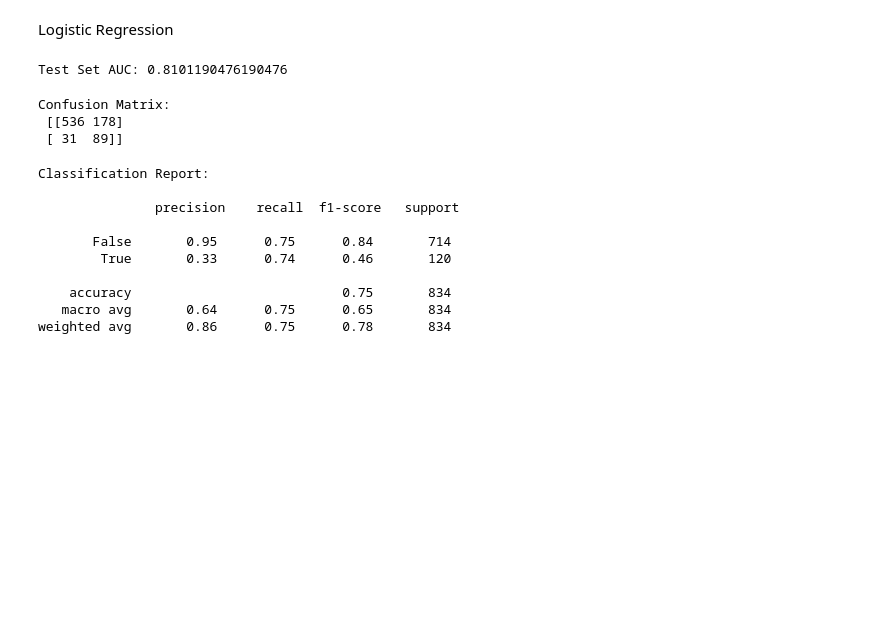
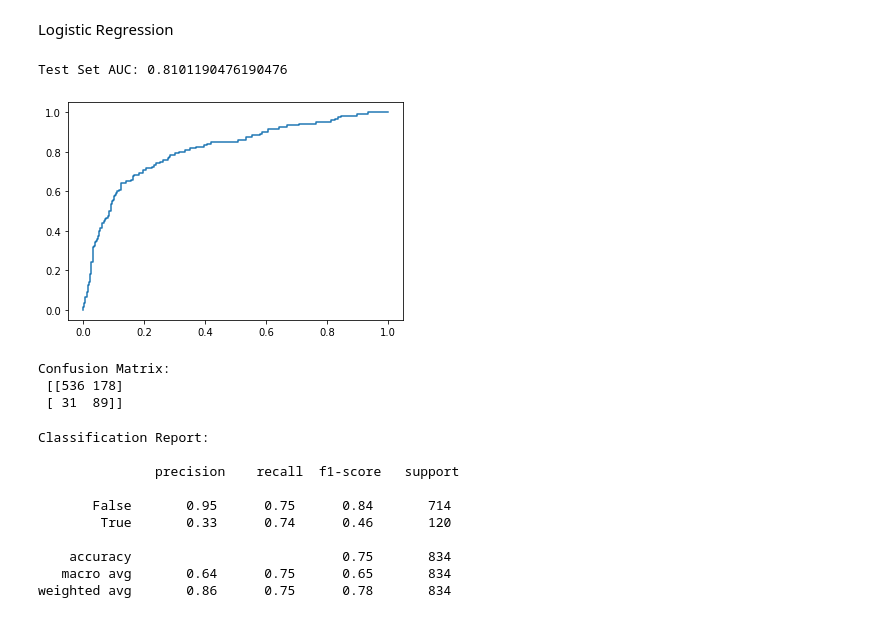
Before and after one commit to JessicaFB/Telecommunications-Churn-Prediction, a Jupyter notebook: churn_classifier.ipynb, the cells around one changed output. Drawn from its saved outputs; the diff is of its cells as text; code cells hidden in the pictures; blank space fills up the shorter version.

```diff
--- a/churn_classifier.ipynb
+++ b/churn_classifier.ipynb
@@ -198,6 +205,10 @@ fpr, tpr, thresholds = roc_curve(y_test, y_score)
 print(f"Test Set AUC: {auc(fpr, tpr)}")
 # %% [output]
 Test Set AUC: 0.8101190476190476
+# %%
+plt.plot(fpr,tpr);
+# %% [output]
+[figure, added]
 # %%
 print(f"Confusion Matrix: \n {confusion_matrix(y_test, y_hat_test)}")
 # %% [output]
```
Also changed, not shown: parts of 15 cells of this notebook.
